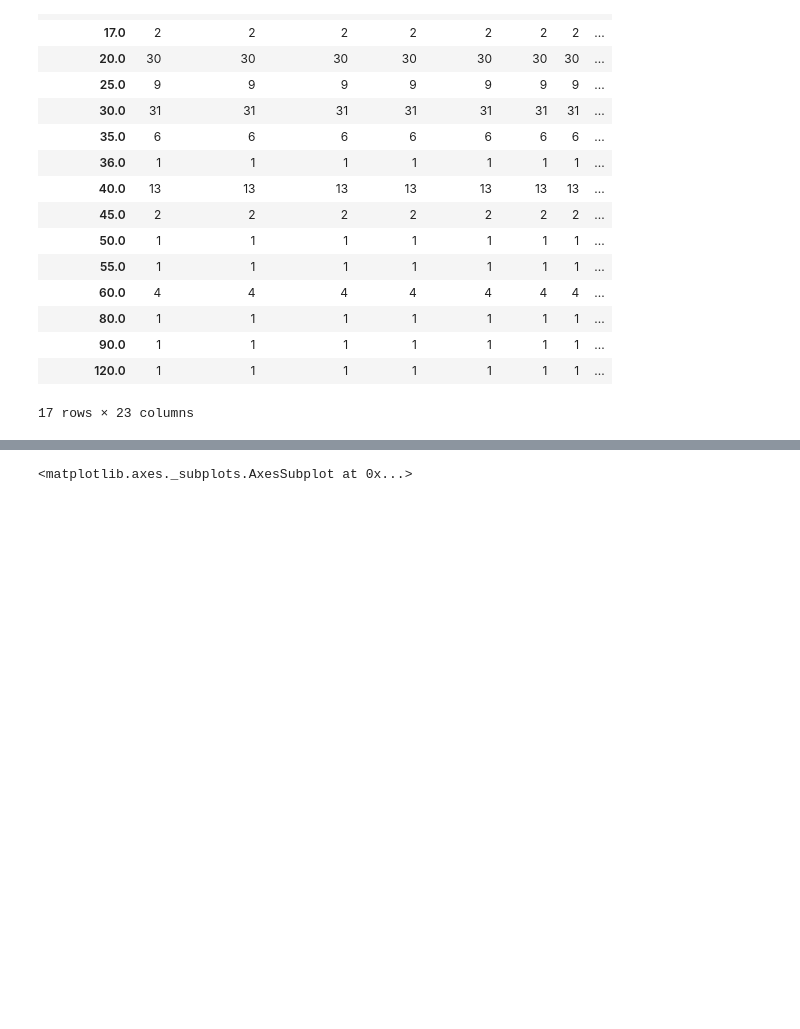
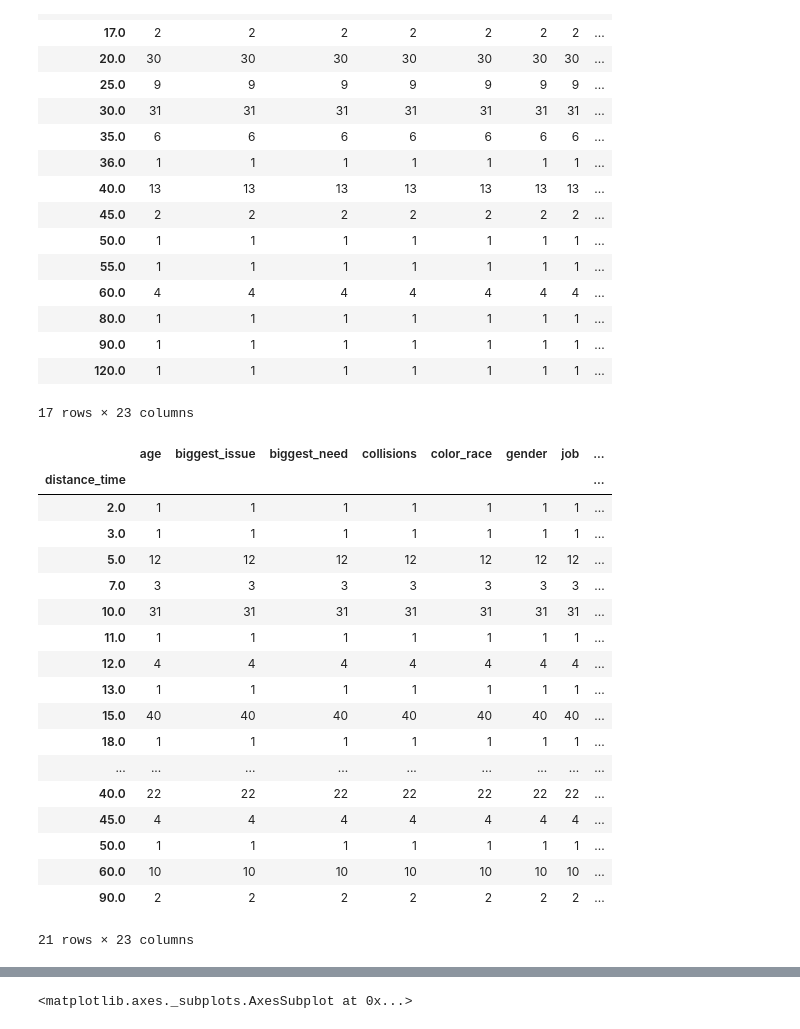
Before and after one commit to pedrocostab/Data_Science_Ciclistas, a Jupyter notebook: Projeto_1_Ciência_de_Dados.ipynb, the cells around one changed output, grey strips where cells are left out. Saved outputs shown, nothing was run; the diff lists cells and outputs as text; code cells hidden in the pictures; blank space fills up the shorter version.

```diff
--- a/Projeto_1_Ciência_de_Dados.ipynb
+++ b/Projeto_1_Ciência_de_Dados.ipynb
@@ -1057,3 +1074,25 @@ Como suposição inicial, pode-se considerar que a correlação (se houver) entr
 | 90.0 | 1 | 1 | 1 | 1 | 1 | 1 | 1 | ... |
 | 120.0 | 1 | 1 | 1 | 1 | 1 | 1 | 1 | ... |
 17 rows × 23 columns
+# %%
+(ciclistas[ciclistas["collisions"] == "Não"]).groupby("distance_time").count()
+# %% [output]
+|  | age | biggest_issue | biggest_need | collisions | color_race | gender | job | ... |
+| distance_time |  |  |  |  |  |  |  | ... |
+| 2.0 | 1 | 1 | 1 | 1 | 1 | 1 | 1 | ... |
+| 3.0 | 1 | 1 | 1 | 1 | 1 | 1 | 1 | ... |
+| 5.0 | 12 | 12 | 12 | 12 | 12 | 12 | 12 | ... |
+| 7.0 | 3 | 3 | 3 | 3 | 3 | 3 | 3 | ... |
+| 10.0 | 31 | 31 | 31 | 31 | 31 | 31 | 31 | ... |
+| 11.0 | 1 | 1 | 1 | 1 | 1 | 1 | 1 | ... |
+| 12.0 | 4 | 4 | 4 | 4 | 4 | 4 | 4 | ... |
+| 13.0 | 1 | 1 | 1 | 1 | 1 | 1 | 1 | ... |
+| 15.0 | 40 | 40 | 40 | 40 | 40 | 40 | 40 | ... |
+| 18.0 | 1 | 1 | 1 | 1 | 1 | 1 | 1 | ... |
+| ... | ... | ... | ... | ... | ... | ... | ... | ... |
+| 40.0 | 22 | 22 | 22 | 22 | 22 | 22 | 22 | ... |
+| 45.0 | 4 | 4 | 4 | 4 | 4 | 4 | 4 | ... |
+| 50.0 | 1 | 1 | 1 | 1 | 1 | 1 | 1 | ... |
+| 60.0 | 10 | 10 | 10 | 10 | 10 | 10 | 10 | ... |
+| 90.0 | 2 | 2 | 2 | 2 | 2 | 2 | 2 | ... |
+21 rows × 23 columns
```
Also changed, not shown: parts of 12 cells of this notebook.
